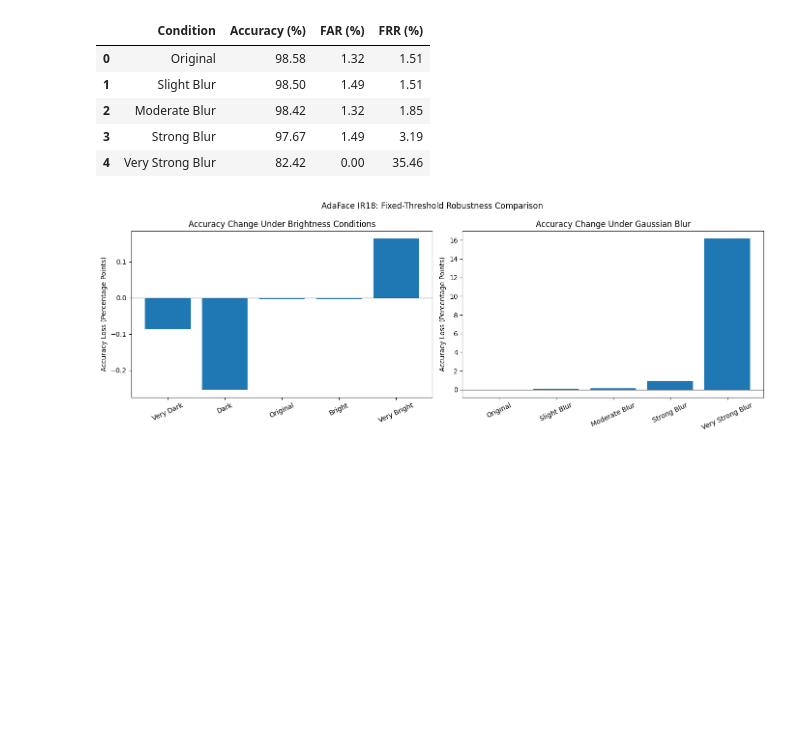
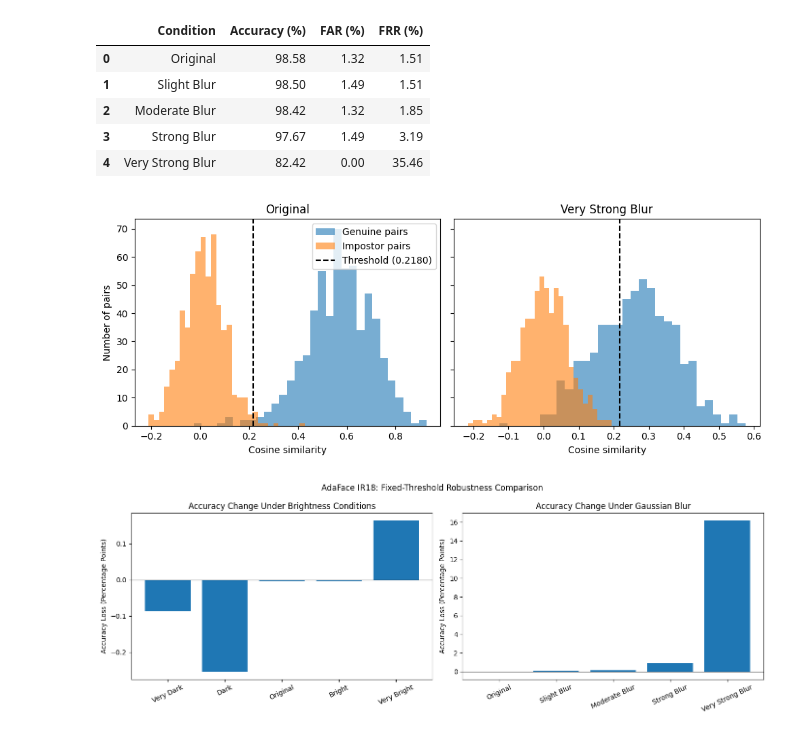
Before and after one commit to sreyabandyo/comp1818_face_verification, a Jupyter notebook: comp1818_face_verification.ipynb, the cells around one changed output. Saved outputs shown, nothing was run; the diff lists cells and outputs as text; code cells hidden in the pictures; blank space fills up the shorter version.

Commit message:
Add score distribution plot

```diff
--- a/comp1818_face_verification.ipynb
+++ b/comp1818_face_verification.ipynb
@@ -924,6 +924,26 @@ Evaluating Very Strong Blur...
 | 2 | Moderate Blur | 98.42 | 1.32 | 1.85 |
 | 3 | Strong Blur | 97.67 | 1.49 | 3.19 |
 | 4 | Very Strong Blur | 82.42 | 0.00 | 35.46 |
+# %%
+import matplotlib.pyplot as plt
+
+clean_scores = lfw_scores[test_idx]
+blurred_scores = test_scores  # last loop iteration = Very Strong Blur
+
+fig, axes = plt.subplots(1, 2, figsize=(10, 4), sharey=True)
+for ax, scores, title in zip(axes, [clean_scores, blurred_scores], ["Original", "Very Strong Blur"]):
+    ax.hist(scores[actual], bins=30, alpha=0.6, label="Genuine pairs")
+    ax.hist(scores[~actual], bins=30, alpha=0.6, label="Impostor pairs")
+    ax.axvline(fixed_threshold, color="k", linestyle="--", label=f"Threshold ({fixed_threshold:.4f})")
+    ax.set_title(title)
+    ax.set_xlabel("Cosine similarity")
+axes[0].set_ylabel("Number of pairs")
+axes[0].legend()
+plt.tight_layout()
+plt.savefig("score_distributions.png", dpi=300)
+plt.show()
+# %% [output]
+[figure, added]
 # %%
 import matplotlib.pyplot as plt
 
```
Also changed, not shown: parts of 2 cells of this notebook.
